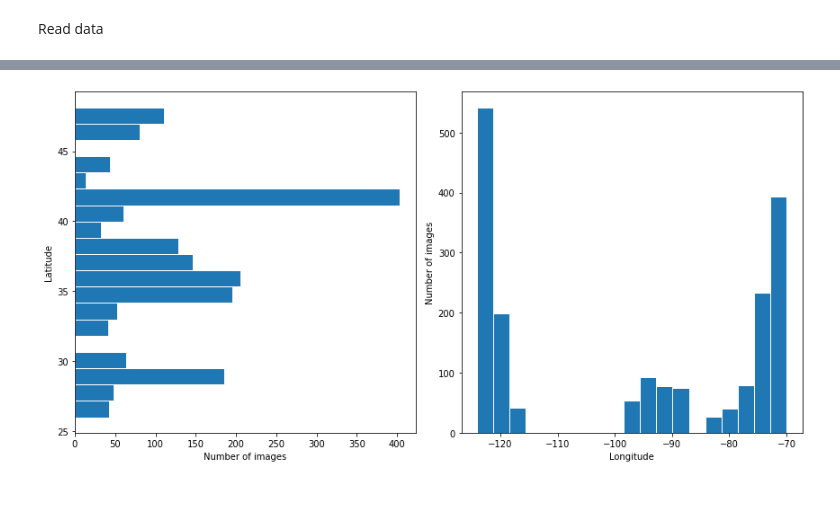
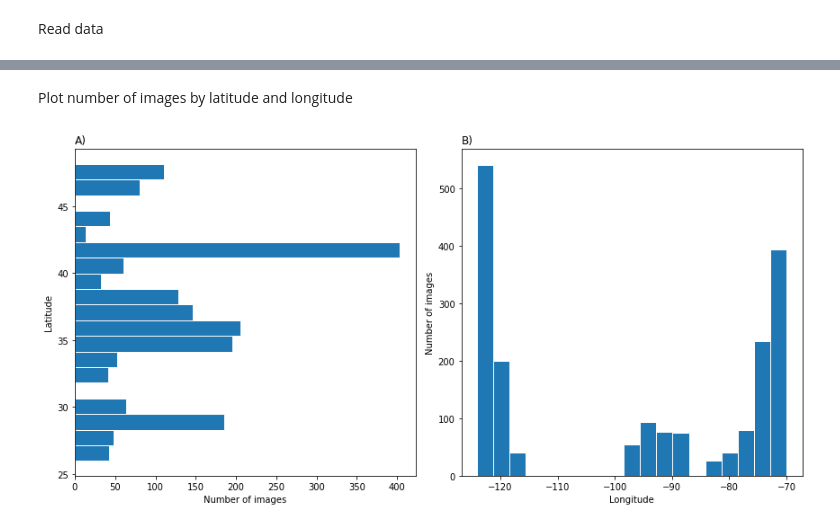
Before and after one commit to CoastTrain/CoastTrainMetaPlots, a Jupyter notebook: plot_geographic_distribution.ipynb, the cells around one changed output, grey strips where cells are left out. Cells and saved outputs as stored; diff of their text form; code cells hidden in the pictures; blank space fills up the shorter version.

```diff
--- a/plot_geographic_distribution.ipynb
+++ b/plot_geographic_distribution.ipynb
@@ -54,18 +63,22 @@ lons = np.hstack(lons)
+# %% [markdown]
+Plot number of images by latitude and longitude
 # %%
 plt.rcParams["figure.autolayout"] = True
 
 plt.figure(figsize=(12,6))
 
 plt.subplot(121)
 plt.hist(lats, bins=np.linspace(np.min(lats), np.max(lats), 20), orientation="horizontal", edgecolor='white', linewidth=1)
 plt.xlabel('Number of images')
 plt.ylabel('Latitude')
+plt.title('A)', loc='left')
 
 plt.subplot(122)
 plt.hist(lons, bins=np.linspace(np.min(lons), np.max(lons), 20), edgecolor='white', linewidth=1)
 plt.ylabel('Number of images')
 plt.xlabel('Longitude')
+plt.title('B)', loc='left')
 
 plt.savefig('All_imagery_by_lat_and_lon.png',dpi=200, bbox_inches='tight')
 # %% [output]
-[figure, old version]
+[figure, new version]
```
Also changed, not shown: parts of 19 cells of this notebook, 13 other files.
